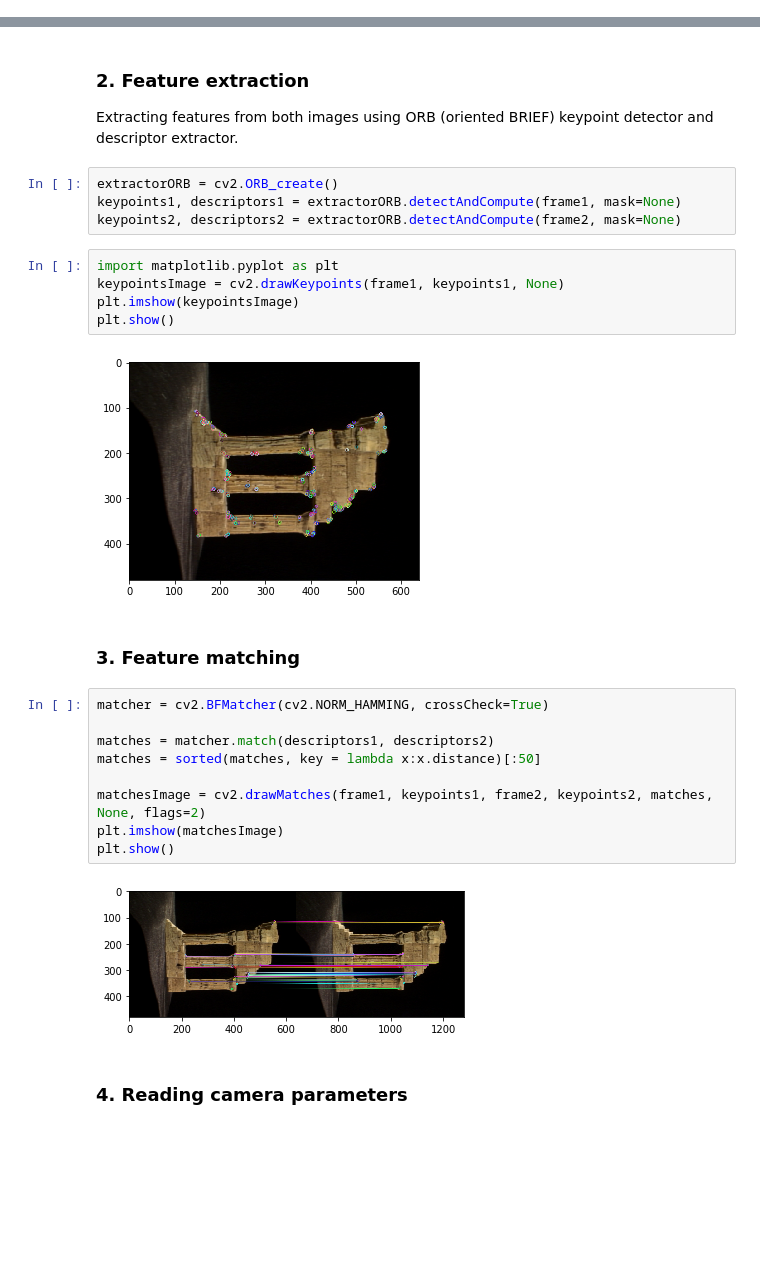
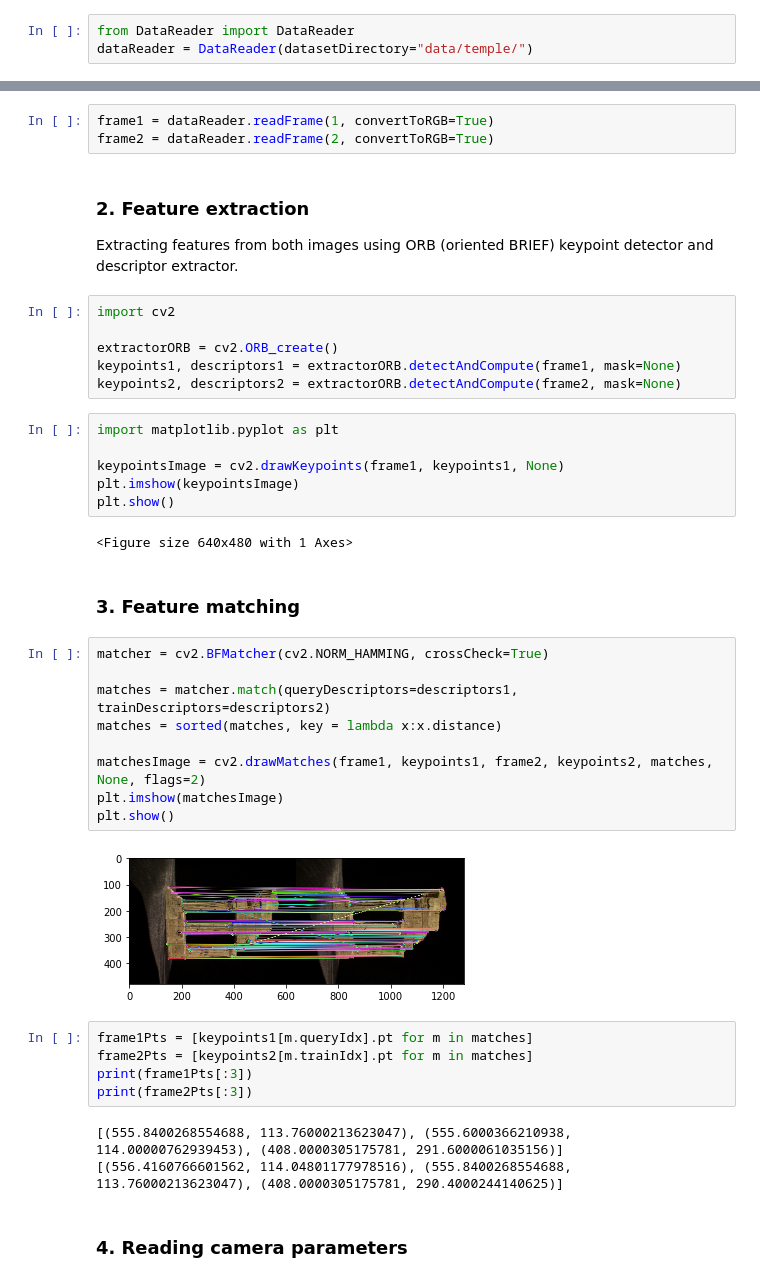
Before and after one commit to mtszkw/twoview-sfm, a Jupyter notebook: SFM.ipynb, the cells around one changed output, grey strips where cells are left out. Saved outputs shown, nothing was run; the diff lists cells and outputs as text; blank space fills up the shorter version.

```diff
--- a/SFM.ipynb
+++ b/SFM.ipynb
@@ -18,0 +7,3 @@ frame2 = cv2.cvtColor(frame2, cv2.COLOR_BGR2RGB)
+# %%
+from DataReader import DataReader
+dataReader = DataReader(datasetDirectory="data/temple/")
@@ -19,29 +12,43 @@ frame2 = cv2.cvtColor(frame2, cv2.COLOR_BGR2RGB)
+# %%
+frame1 = dataReader.readFrame(1, convertToRGB=True)
+frame2 = dataReader.readFrame(2, convertToRGB=True)
 # %% [markdown]
 ### 2. Feature extraction
 Extracting features from both images using ORB (oriented BRIEF) keypoint detector and descriptor extractor.
 # %%
+import cv2
+
 extractorORB = cv2.ORB_create()
 keypoints1, descriptors1 = extractorORB.detectAndCompute(frame1, mask=None)
 keypoints2, descriptors2 = extractorORB.detectAndCompute(frame2, mask=None)
 # %%
 import matplotlib.pyplot as plt
+
 keypointsImage = cv2.drawKeypoints(frame1, keypoints1, None)
 plt.imshow(keypointsImage)
 plt.show()
 # %% [output]
-[figure, removed]
+<Figure size 640x480 with 1 Axes>
 # %% [markdown]
 ### 3. Feature matching
 # %%
 matcher = cv2.BFMatcher(cv2.NORM_HAMMING, crossCheck=True)
 
-matches = matcher.match(descriptors1, descriptors2)
-matches = sorted(matches, key = lambda x:x.distance)[:50]
+matches = matcher.match(queryDescriptors=descriptors1, trainDescriptors=descriptors2)
+matches = sorted(matches, key = lambda x:x.distance)
 
 matchesImage = cv2.drawMatches(frame1, keypoints1, frame2, keypoints2, matches, None, flags=2)
 plt.imshow(matchesImage)
 plt.show()
 # %% [output]
-[figure, old version]
+[figure, new version]
+# %%
+frame1Pts = [keypoints1[m.queryIdx].pt for m in matches]
+frame2Pts = [keypoints2[m.trainIdx].pt for m in matches]
+print(frame1Pts[:3])
+print(frame2Pts[:3])
+# %% [output]
+[(555.8400268554688, 113.76000213623047), (555.6000366210938, 114.00000762939453), (408.0000305175781, 291.6000061035156)]
+[(556.4160766601562, 114.04801177978516), (555.8400268554688, 113.76000213623047), (408.0000305175781, 290.4000244140625)]
 # %% [markdown]
 ### 4. Reading camera parameters
```
Also changed, not shown: parts of 11 cells of this notebook, 4 other files.
